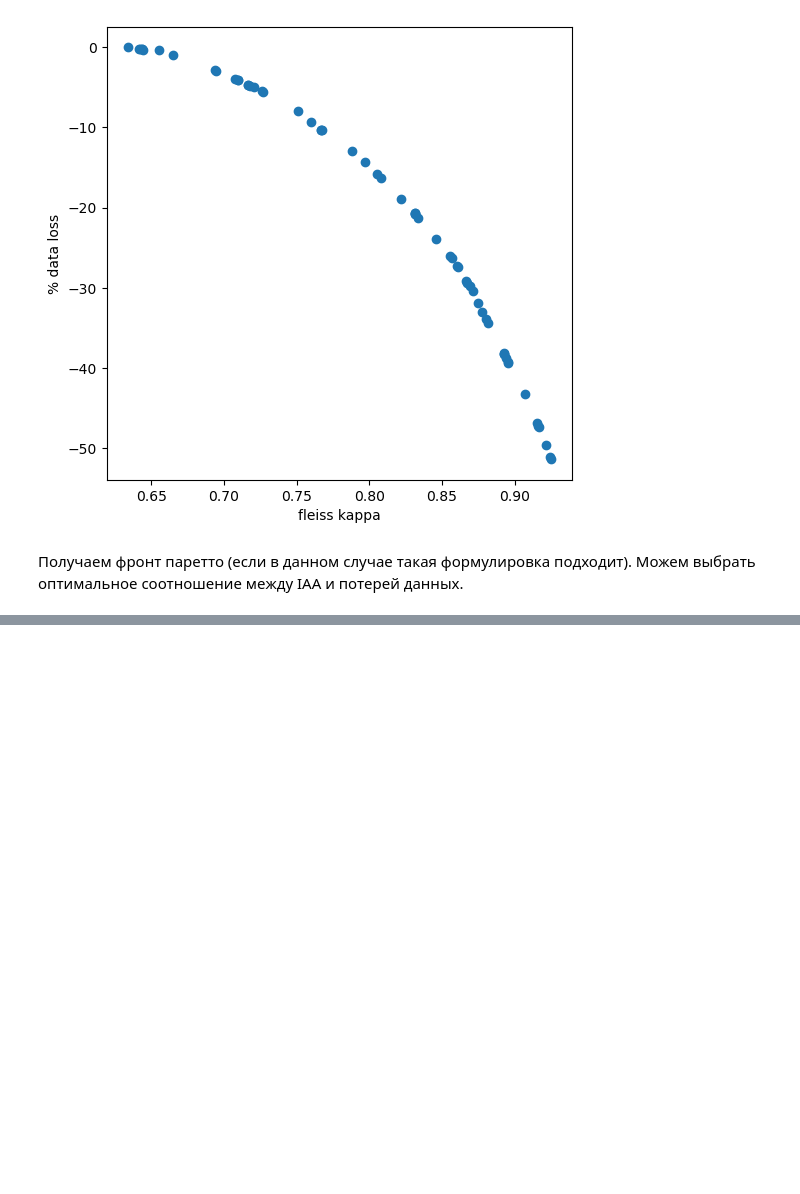
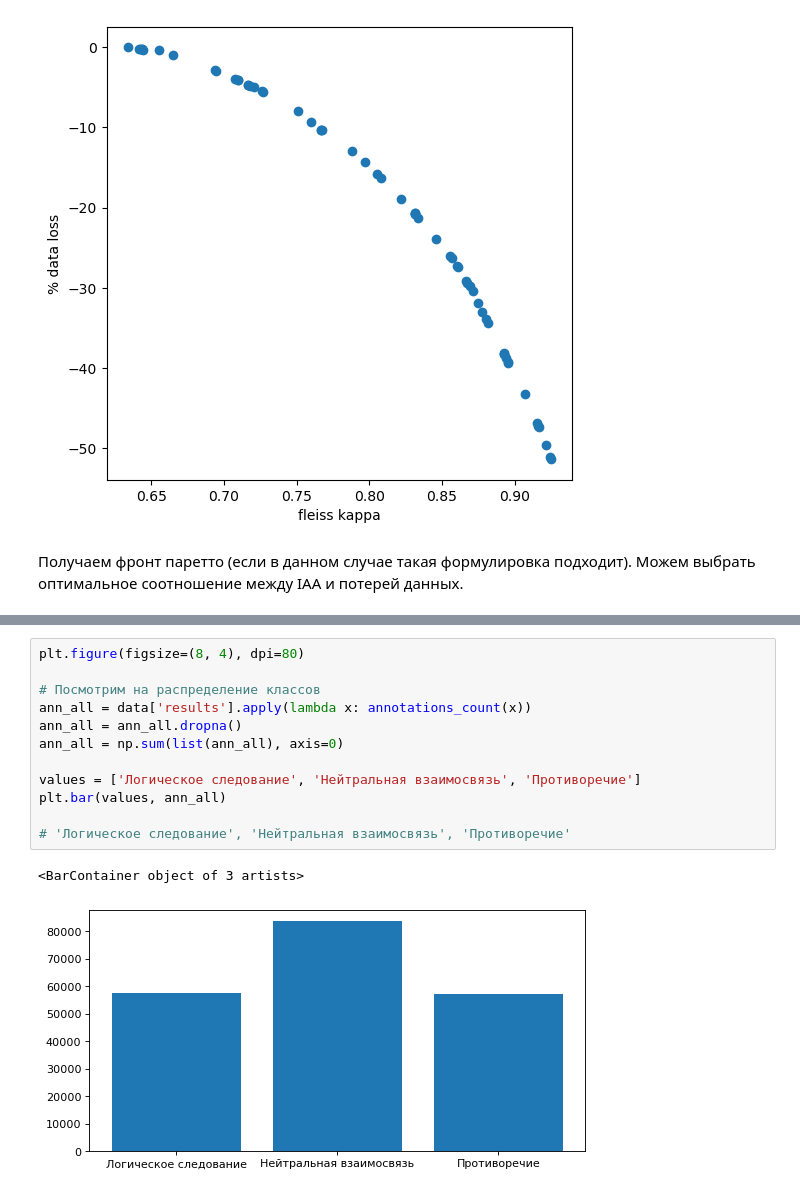
Before and after one commit to BlessedTatonka/semantic_embedder, a Jupyter notebook: simple_eda.ipynb, the cells around one changed output, grey strips where cells are left out. Saved outputs shown, nothing was run; the diff lists cells and outputs as text; blank space fills up the shorter version.

```diff
--- a/simple_eda.ipynb
+++ b/simple_eda.ipynb
@@ -222,0 +274,15 @@ Text(0, 0.5, '% data loss')
+# %%
+plt.figure(figsize=(8, 4), dpi=80)
+
+# Посмотрим на распределение классов
+ann_all = data['results'].apply(lambda x: annotations_count(x))
+ann_all = ann_all.dropna()
+ann_all = np.sum(list(ann_all), axis=0)
+
+values = ['Логическое следование', 'Нейтральная взаимосвязь', 'Противоречие']
+plt.bar(values, ann_all)
+
+# 'Логическое следование', 'Нейтральная взаимосвязь', 'Противоречие'
+# %% [output]
+<BarContainer object of 3 artists>
+[figure, added]
```
Also changed, not shown: parts of 15 cells of this notebook.
